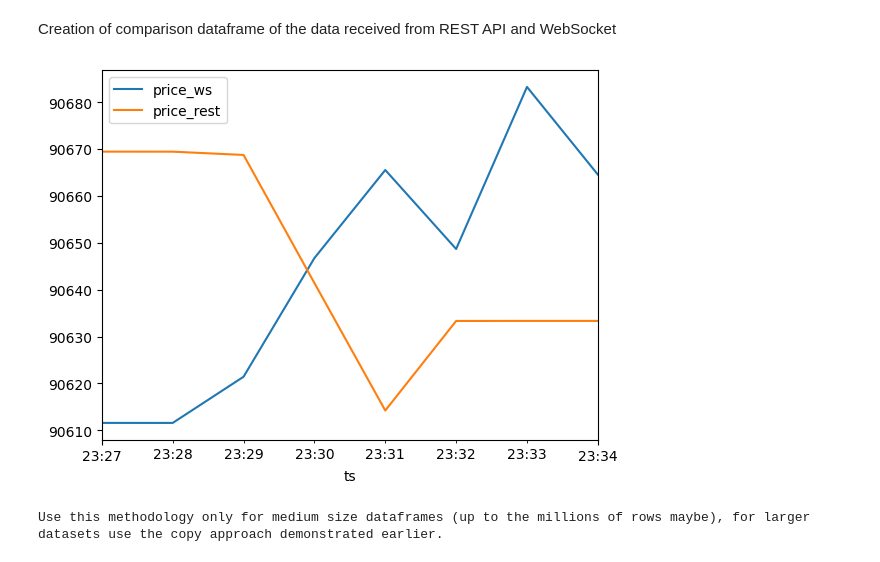
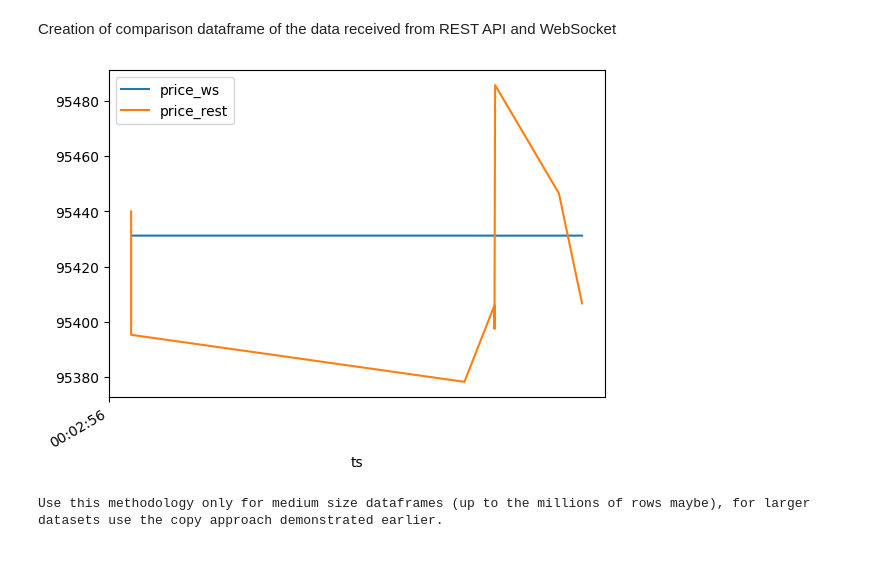
Before and after one commit to irantov/binance_project, a Jupyter notebook: binance_project.ipynb, the cells around one changed output. Saved outputs shown, nothing was run; the diff lists cells and outputs as text; code cells hidden in the pictures.

```diff
--- a/binance_project.ipynb
+++ b/binance_project.ipynb
@@ -150,24 +102,27 @@ rest_api = []
 columns.extend(["data_source","instrument"])
 to_extract = {"open_time","close","data_source", "instrument"}
 for row in klines:
-    row[0] = pandas.to_datetime(row[0], unit="ms", utc=True)
-    row.extend( ['REST_API', SYMBOL.upper()])
-    rest_api.append({columns[i] if columns[i] != 'open_time' else "ts": row[i] for i in range(len(row)) if columns[i] in to_extract})
+    rest_api.append(( pandas.to_datetime(row[0], unit="ms", utc=True), float(row[4]), SYMBOL.upper(), 'REST_API'))
 # %% [markdown]
 Creation of comparison dataframe of the data received from REST API and WebSocket
 # %%
-compare_df = df_web_socket.join(
-    df_rest[["price","highest", "lowest", "ma_10", "ma_20"]],
+df_rest = pandas.DataFrame(rest_api,columns=["ts","close","instrument","data_source"]).sort_values(by="ts")
+df_rest = df_rest.rename(columns={"close":"price"})
+df_rest["price"] = df_rest["price"].astype(float)
+df_web_socket = pandas.DataFrame(ticks, columns=["ts","price","data_source","instrument"]).sort_values(by="ts")
+
+compare_df = df_web_socket[["ts","price"]].join(
+    df_rest["price"],
     how="inner",
     lsuffix="_ws",
     rsuffix="_rest"
 )
 try:
     compare_df.plot(y=["price_ws","price_rest"], x= "ts")
 except NameError:
     logging.info("Plotting skipped due to NameError")
 # %% [output]
-[figure, old version]
+[figure, new version]
 # %%
 def write_to_db(df, table_name):
     df.to_sql(
```
Also changed, not shown: parts of 8 cells of this notebook, 1 other file.
